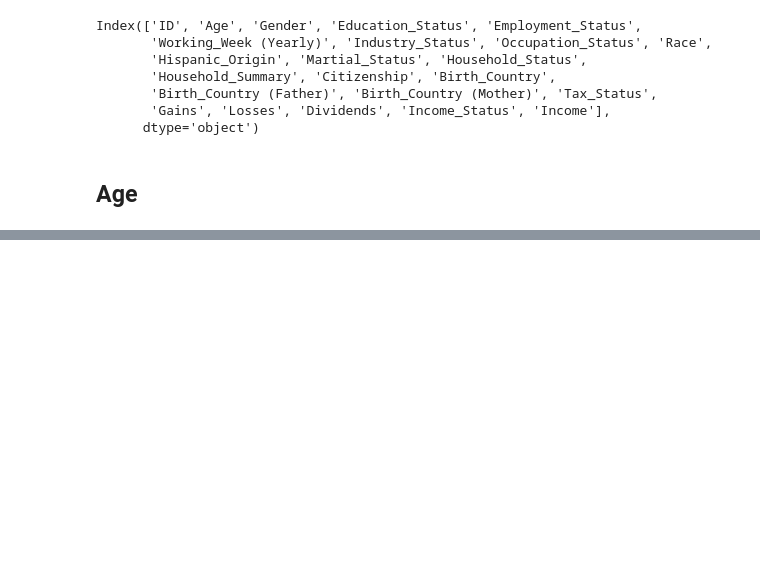
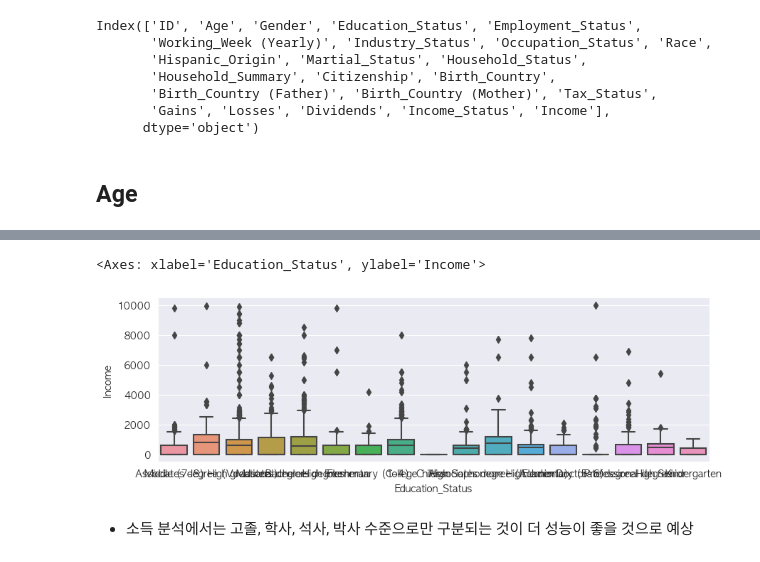
Before and after one commit to YoungjaeKang/dacon_income_forecast, a Jupyter notebook: 2. Model-1.ipynb, the cells around one changed output, grey strips where cells are left out. Saved outputs shown, nothing was run; the diff lists cells and outputs as text; code cells hidden in the pictures; blank space fills up the shorter version.

```diff
--- a/2. Model-1.ipynb
+++ b/2. Model-1.ipynb
@@ -163,0 +193,8 @@ Name: Income, dtype: float64
+# %%
+fig, ax = plt.subplots(figsize=(10, 3))
+sns.boxplot(x='Education_Status', y='Income', data=train_df)
+# %% [output]
+<Axes: xlabel='Education_Status', ylabel='Income'>
+[figure, added]
+# %% [markdown]
+- 소득 분석에서는 고졸, 학사, 석사, 박사 수준으로만 구분되는 것이 더 성능이 좋을 것으로 예상
```
Also changed, not shown: parts of 20 cells of this notebook.
